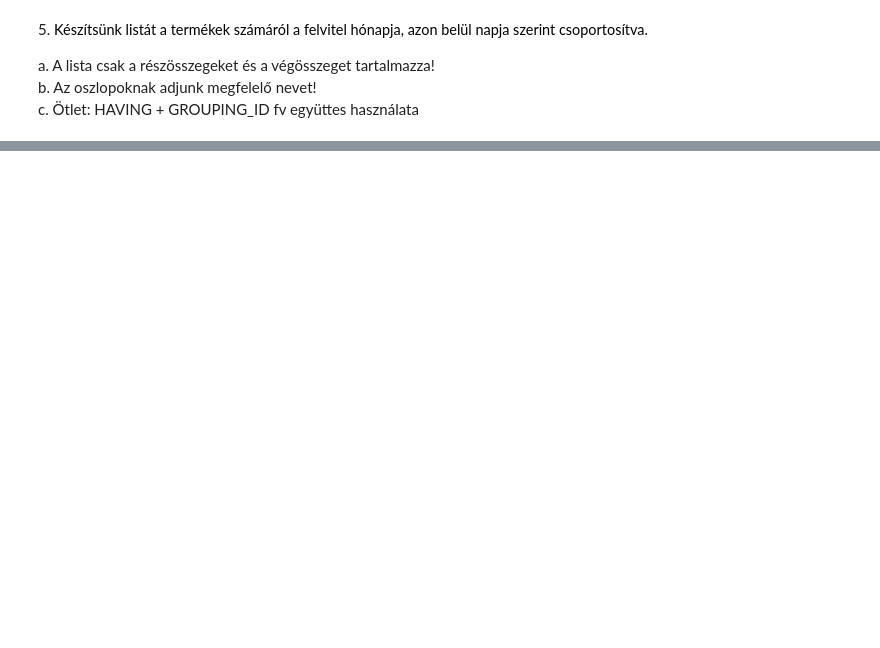
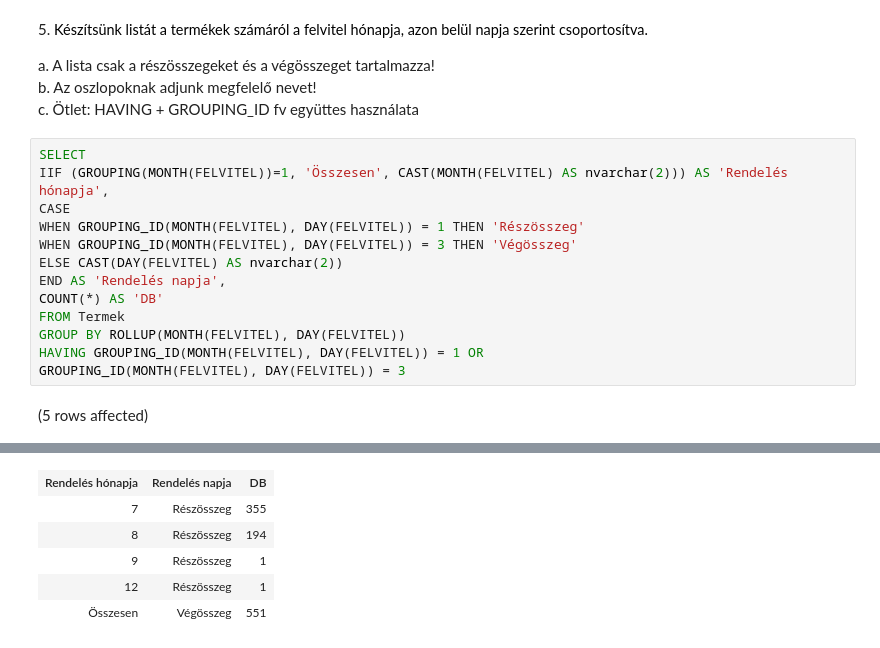
Before and after one commit to psziladi/adatbazis_sql, a Jupyter notebook: gyakorlat04_feladatok.ipynb, the cells around one changed output, grey strips where cells are left out. Saved outputs shown, nothing was run; the diff lists cells and outputs as text; blank space fills up the shorter version.

```diff
--- a/gyakorlat04_feladatok.ipynb
+++ b/gyakorlat04_feladatok.ipynb
@@ -107,3 +137,18 @@ b. Az oszlopoknak adjunk nevet értelemszerűen!
 a. A lista csak a részösszegeket és a végösszeget tartalmazza!
 b. Az oszlopoknak adjunk megfelelő nevet!
 c. Ötlet: HAVING + GROUPING\_ID fv együttes használata
+# %%
+SELECT
+IIF (GROUPING(MONTH(FELVITEL))=1, 'Összesen', CAST(MONTH(FELVITEL) AS nvarchar(2))) AS 'Rendelés hónapja',
+CASE
+WHEN GROUPING_ID(MONTH(FELVITEL), DAY(FELVITEL)) = 1 THEN 'Részösszeg'
+WHEN GROUPING_ID(MONTH(FELVITEL), DAY(FELVITEL)) = 3 THEN 'Végösszeg'
+ELSE CAST(DAY(FELVITEL) AS nvarchar(2))
+END AS 'Rendelés napja',
+COUNT(*) AS 'DB'
+FROM Termek
+GROUP BY ROLLUP(MONTH(FELVITEL), DAY(FELVITEL))
+HAVING GROUPING_ID(MONTH(FELVITEL), DAY(FELVITEL)) = 1 OR
+GROUPING_ID(MONTH(FELVITEL), DAY(FELVITEL)) = 3
+# %% [output]
+(5 rows affected)
@@ -109,0 +156,6 @@ c. Ötlet: HAVING + GROUPING\_ID fv együttes használata
+| Rendelés hónapja | Rendelés napja | DB |
+| 7 | Részösszeg | 355 |
+| 8 | Részösszeg | 194 |
+| 9 | Részösszeg | 1 |
+| 12 | Részösszeg | 1 |
+| Összesen | Végösszeg | 551 |
```
Also changed, not shown: parts of 4 cells of this notebook.
